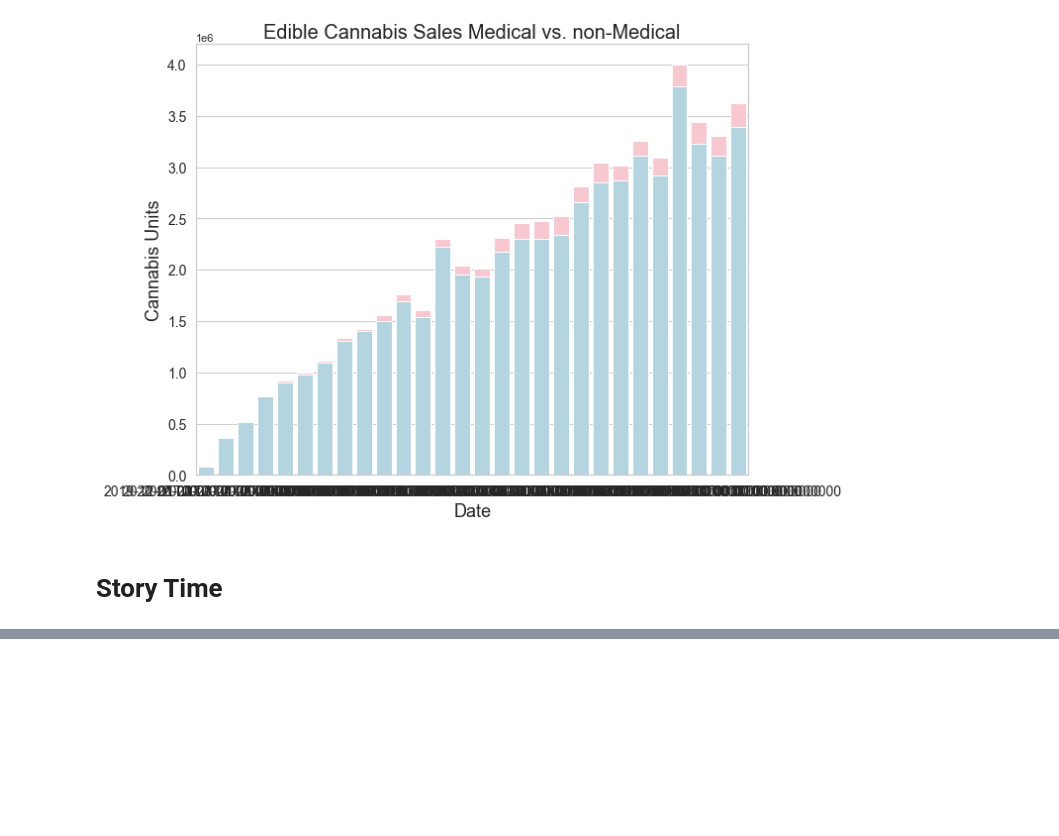
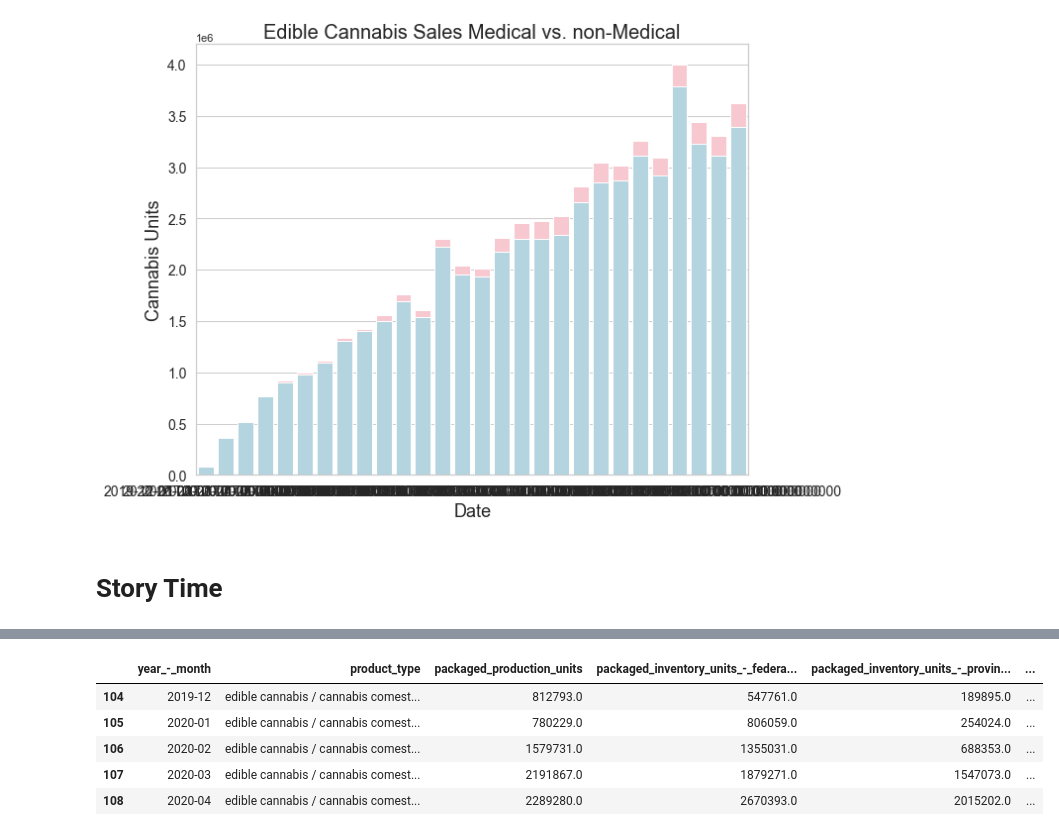
Before and after one commit to HalleypC/Neobi-Questions, a Jupyter notebook: Q3.ipynb, the cells around one changed output, grey strips where cells are left out. Cells and saved outputs as stored; diff of their text form; code cells hidden in the pictures; blank space fills up the shorter version.

```diff
--- a/Q3.ipynb
+++ b/Q3.ipynb
@@ -506,2 +527,9 @@ plt.show()
 # %%
-df_edibles
+df_edibles.head()
+# %% [output]
+|  | year_-_month | product_type | packaged_production_units | packaged_inventory_units_-_federa... | packaged_inventory_units_-_provin... | ... |
+| 104 | 2019-12 | edible cannabis / cannabis comest... | 812793.0 | 547761.0 | 189895.0 | ... |
+| 105 | 2020-01 | edible cannabis / cannabis comest... | 780229.0 | 806059.0 | 254024.0 | ... |
+| 106 | 2020-02 | edible cannabis / cannabis comest... | 1579731.0 | 1355031.0 | 688353.0 | ... |
+| 107 | 2020-03 | edible cannabis / cannabis comest... | 2191867.0 | 1879271.0 | 1547073.0 | ... |
+| 108 | 2020-04 | edible cannabis / cannabis comest... | 2289280.0 | 2670393.0 | 2015202.0 | ... |
```
Also changed, not shown: parts of 10 cells of this notebook, 1 other file.
